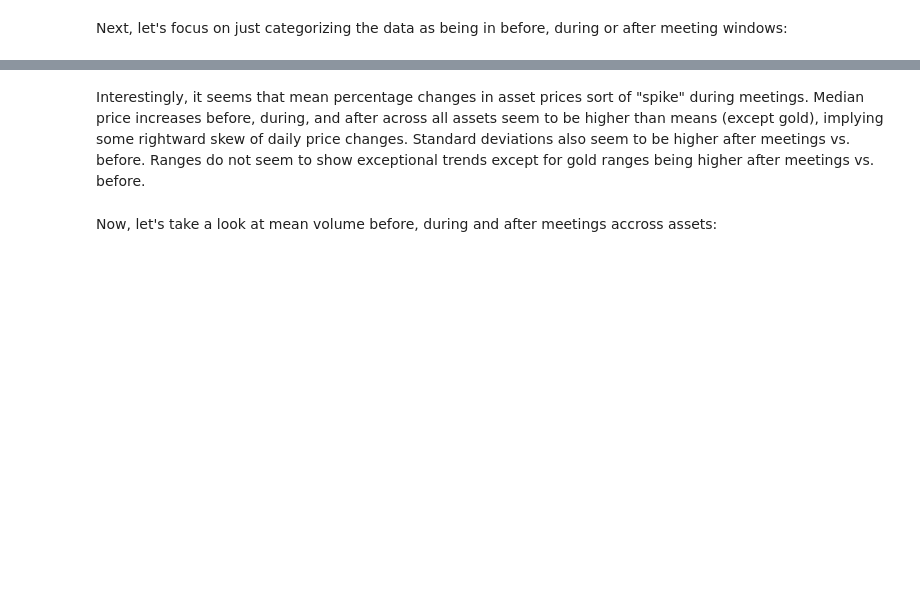
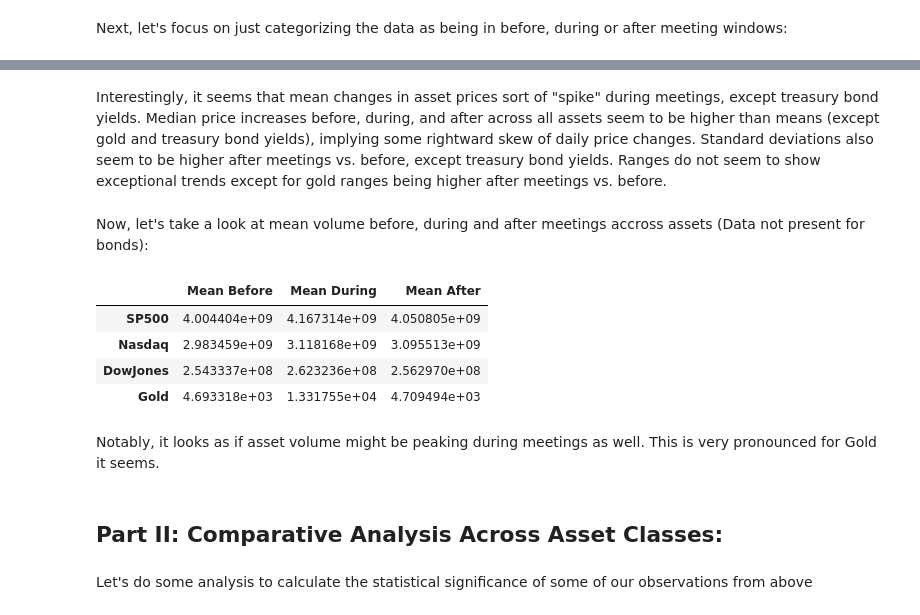
Before and after one commit to LyWangPX/umich-milestone-project, a Jupyter notebook: analysis.ipynb, the cells around one changed output, grey strips where cells are left out. Cells and saved outputs as stored; diff of their text form; code cells hidden in the pictures; blank space fills up the shorter version.

```diff
--- a/analysis.ipynb
+++ b/analysis.ipynb
@@ -223,8 +227,42 @@ display(pctg_change_ranges_df)
 | DowJones | 10.972881 | 9.425054 | 10.506445 |
 | Gold | 8.621547 | 9.086513 | 10.590750 |
 # %% [markdown]
-Interestingly, it seems that mean percentage changes in asset prices sort of "spike" during meetings. Median price increases before, during, and after across all assets seem to be higher than means (except gold), implying some rightward skew of daily price changes. Standard deviations also seem to be higher after meetings vs. before. Ranges do not seem to show exceptional trends except for gold ranges being higher after meetings vs. before.
+Interestingly, it seems that mean changes in asset prices sort of "spike" during meetings, except treasury bond yields. Median price increases before, during, and after across all assets seem to be higher than means (except gold and treasury bond yields), implying some rightward skew of daily price changes. Standard deviations also seem to be higher after meetings vs. before, except treasury bond yields. Ranges do not seem to show exceptional trends except for gold ranges being higher after meetings vs. before.
 # %% [markdown]
-Now, let's take a look at mean volume before, during and after meetings accross assets:
+Now, let's take a look at mean volume before, during and after meetings accross assets (Data not present for bonds):
 # %%
+# Create a new DataFrame
+volume_df = pd.DataFrame()
+
+# Initialize empty lists for before, after, and during meetings
+means_before = []
+means_during  = []
+means_after = []
+
+# For all the applicable assets, append the means to the appropriate lists
 for asset in asset_names:
+    if asset != "10Y_Treasury_Yield":
+        column = asset + "_Volume"
+        means_before.append(np.mean(market_data_pre_meetings_df[column]))
+        means_during.append(np.mean(market_data_during_meetings_df[column]))
+        means_after.append(np.mean(market_data_post_meetings_df[column]))
+
+# Create and display the final DataFrame
+volume_df["Mean Before"] = means_before
+volume_df["Mean During"] = means_during
+volume_df["Mean After"] = means_after
+asset_names.remove("10Y_Treasury_Yield")
+volume_df.index = asset_names
+volume_df
+# %% [output]
+|  | Mean Before | Mean During | Mean After |
+| SP500 | 4.004404e+09 | 4.167314e+09 | 4.050805e+09 |
+| Nasdaq | 2.983459e+09 | 3.118168e+09 | 3.095513e+09 |
+| DowJones | 2.543337e+08 | 2.623236e+08 | 2.562970e+08 |
+| Gold | 4.693318e+03 | 1.331755e+04 | 4.709494e+03 |
+# %% [markdown]
+Notably, it looks as if asset volume might be peaking during meetings as well. This is very pronounced for Gold it seems.
+# %% [markdown]
+## Part II: Comparative Analysis Across Asset Classes:
+# %% [markdown]
+Let's do some analysis to calculate the statistical significance of some of our observations from above
```
Also changed, not shown: parts of 5 cells of this notebook.
